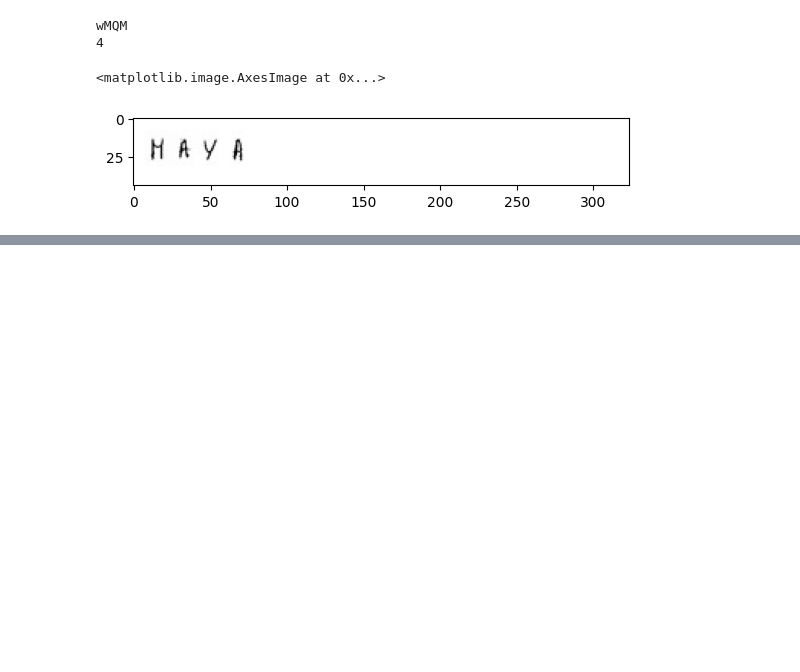
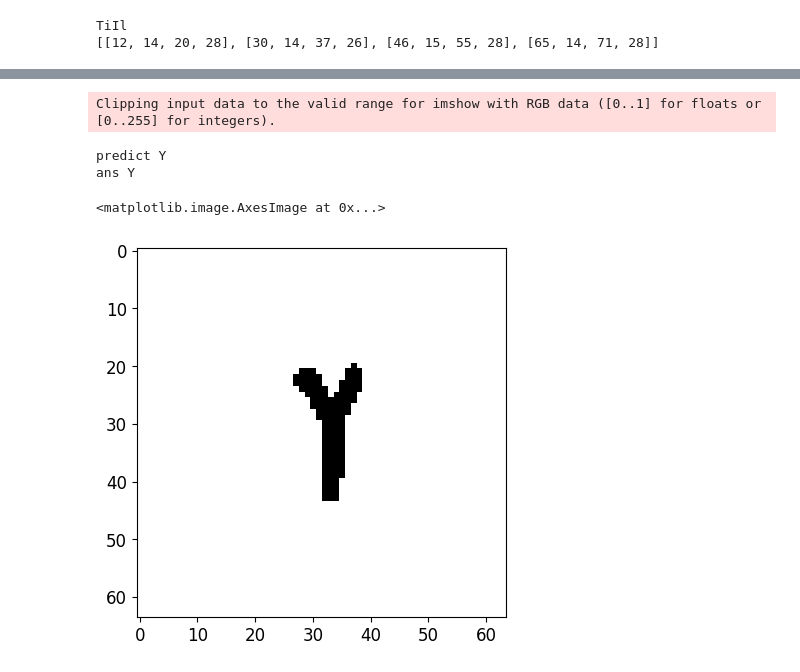
Before and after one commit to BoostChavit/deep-learning-project, a Jupyter notebook: main.ipynb, the cells around one changed output, grey strips where cells are left out. Saved outputs shown, nothing was run; the diff lists cells and outputs as text; code cells hidden in the pictures; blank space fills up the shorter version.

```diff
--- a/main.ipynb
+++ b/main.ipynb
@@ -253,12 +277,15 @@ for i in y_pred:
     m = np.argmax(i)
     word += class_names[m]
 print(word)
-print(cnt)
+print(boxes)
 # %% [output]
-wMQM
-4
+TiIl
+[[12, 14, 20, 28], [30, 14, 37, 26], [46, 15, 55, 28], [65, 14, 71, 28]]
-# %%
-plt.imshow(im)
-# %% [output]
-<matplotlib.image.AxesImage at 0x...>
-[figure, removed]
+# %%
+i = 932
+
+ans = model.predict(x_test[i].reshape((1, 64, 64, 3)))
+print('predict ' + class_names[np.argmax(ans)])
+print('ans ' + class_names[np.argmax(y_test[i])])
+plt.imshow(x_test[i])
+# %% [output]
@@ -264,0 +293,5 @@ plt.imshow(im)
+Clipping input data to the valid range for imshow with RGB data ([0..1] for floats or [0..255] for integers).
+predict Y
+ans Y
+<matplotlib.image.AxesImage at 0x...>
+[figure, added]
```
Also changed, not shown: parts of 14 cells of this notebook.
